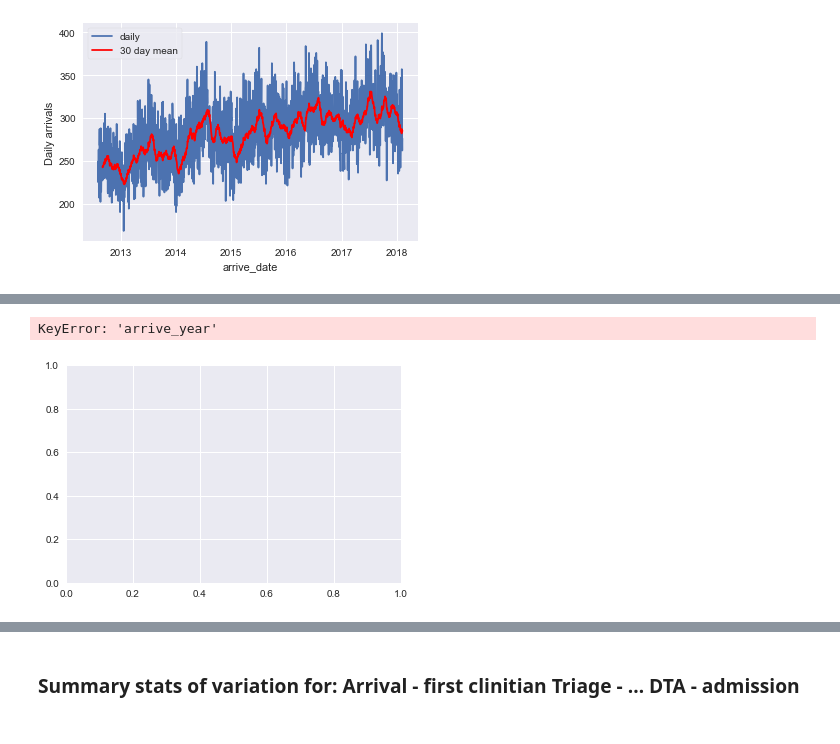
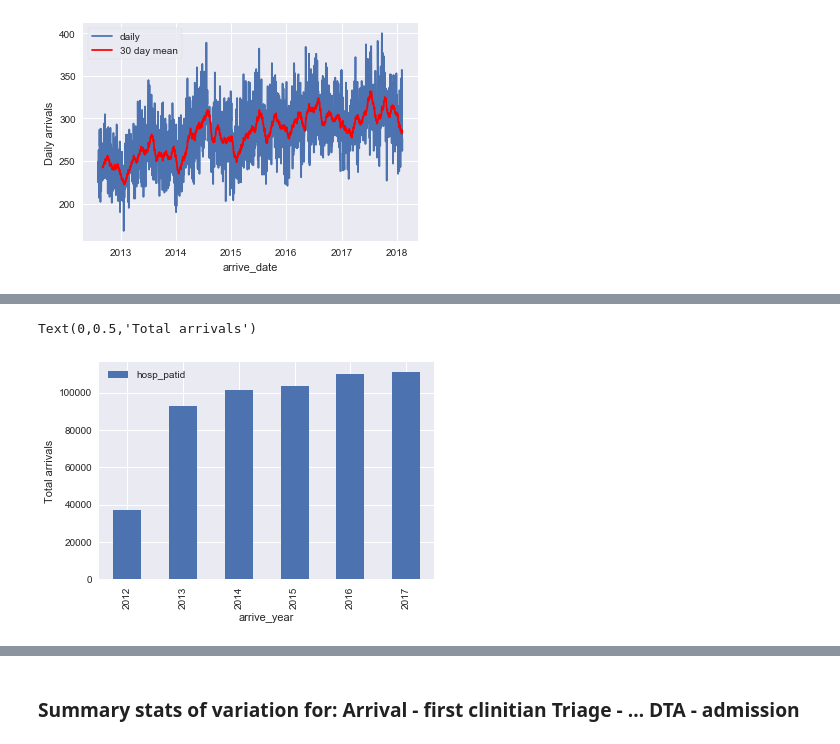
Before and after one commit to BradKeogh/flosp, a Jupyter notebook: hhMAIN.ipynb, the cells around one changed output, grey strips where cells are left out. Drawn from its saved outputs; the diff is of its cells as text; code cells hidden in the pictures.

Commit message:
edited ioED
add waiting time calcs

```diff
--- a/hhMAIN.ipynb
+++ b/hhMAIN.ipynb
@@ -79,4 +82,0 @@ pat[pat.waiting_time < 0].shape
-# %%
-pat = pat[pat.waiting_time > 0]
-# %%
-pat.reset_index(drop=True,inplace=True)
@@ -86,7 +90,3 @@ pat.reset_index(drop=True,inplace=True)
 input: weekday/weekend, range of dates,
 
 output:
-# %%
-f = lambda x : x.date()
-
-pat['arrive_date'] = pat['arrive_datetime'].apply(f)
@@ -247,9 +257,9 @@ ax.legend(['daily','30 day mean'],frameon=True)
 # %%
 ax = plt.subplot()
-pat[['arrive_date','hosp_patid']].groupby('arrive_year').count()[:-1].plot(ax=ax)
+pat[['arrive_year','hosp_patid']].groupby('arrive_year').count()[:-1].plot(ax=ax,kind='bar')
 #pat[['arrive_date','hosp_patid']].groupby('arrive_date').count()[:-1].rolling(30).mean().plot(ax=ax,color='r')
-ax.set_ylabel('Daily arrivals')
-ax.legend(['daily','30 day mean'],frameon=True)
+ax.set_ylabel('Total arrivals')
+#ax.legend(['daily','30 day mean'],frameon=True)
 # %% [output]
-KeyError: 'arrive_year'
+Text(0,0.5,'Total arrivals')
-[figure, old version]
+[figure, new version]
```
Also changed, not shown: parts of 116 cells of this notebook, 3 other files.
